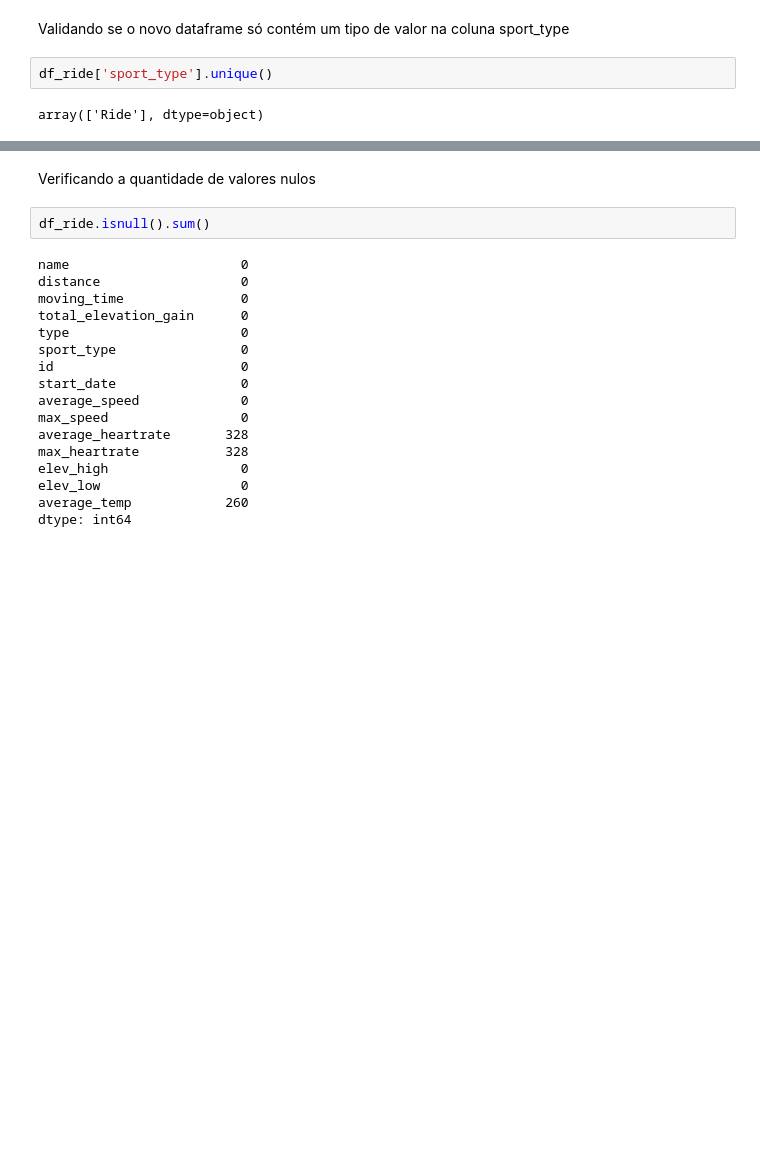
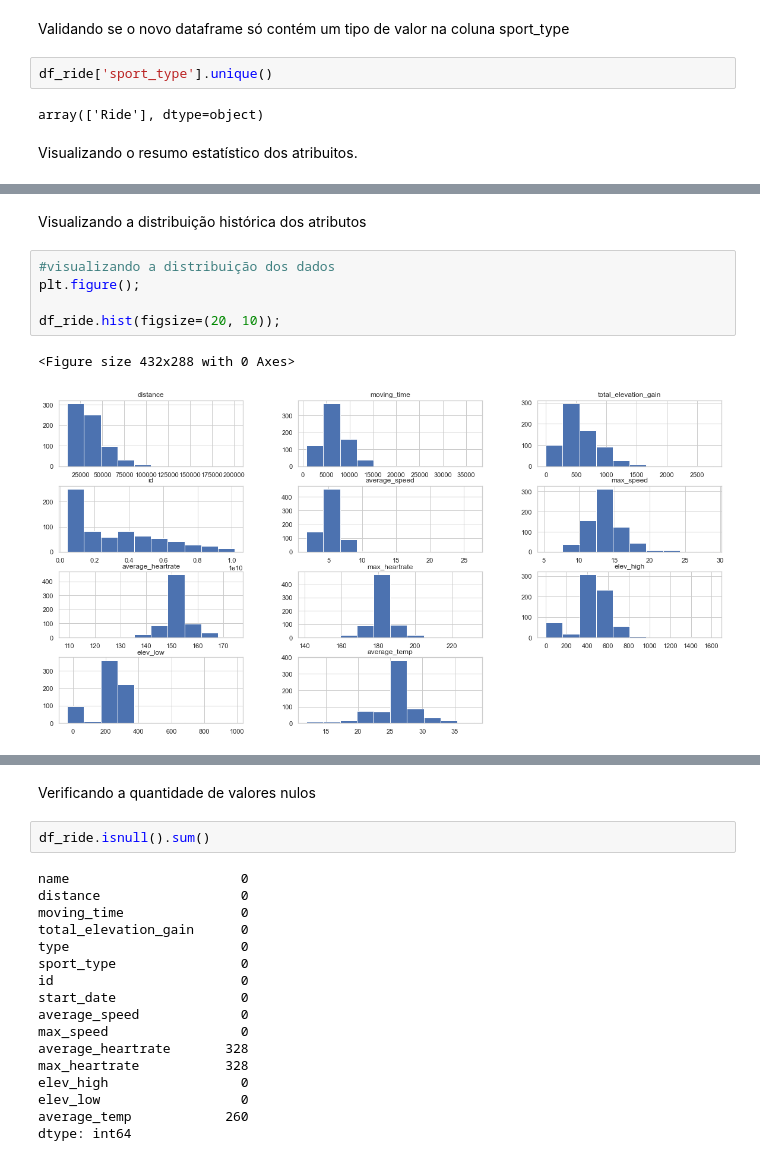
Before and after one commit to tal-rsg/2-MVP, a Jupyter notebook: mvp_analise.ipynb, the cells around one changed output, grey strips where cells are left out. Cells and saved outputs as stored; diff of their text form; blank space fills up the shorter version.

```diff
--- a/mvp_analise.ipynb
+++ b/mvp_analise.ipynb
@@ -213,6 +216,8 @@ Validando se o novo dataframe só contém um tipo de valor na coluna sport_type
 df_ride['sport_type'].unique()
 # %% [output]
 array(['Ride'], dtype=object)
+# %% [markdown]
+Visualizando o resumo estatístico dos atribuitos.
 # %%
 # exibindo o sumário estatístico
 df_ride.describe()
@@ -226,3 +231,13 @@ df_ride.describe()
 | 50% | 31587.550000 | 5917.500000 | 511.000000 | 2.717969e+09 | 5.401000 | 13.500000 | 152.050000 | ... |
 | 75% | 43994.825000 | 8473.250000 | 717.050000 | 5.093020e+09 | 6.094000 | 14.900000 | 157.425000 | ... |
 | max | 200526.000000 | 36664.000000 | 2764.000000 | 1.016026e+10 | 26.472000 | 29.000000 | 174.500000 | ... |
+# %% [markdown]
+Visualizando a distribuição histórica dos atributos
+# %%
+#visualizando a distribuição dos dados
+plt.figure();
+
+df_ride.hist(figsize=(20, 10));
+# %% [output]
+<Figure size 432x288 with 0 Axes>
+[figure, added]
```
Also changed, not shown: parts of 37 cells of this notebook.
